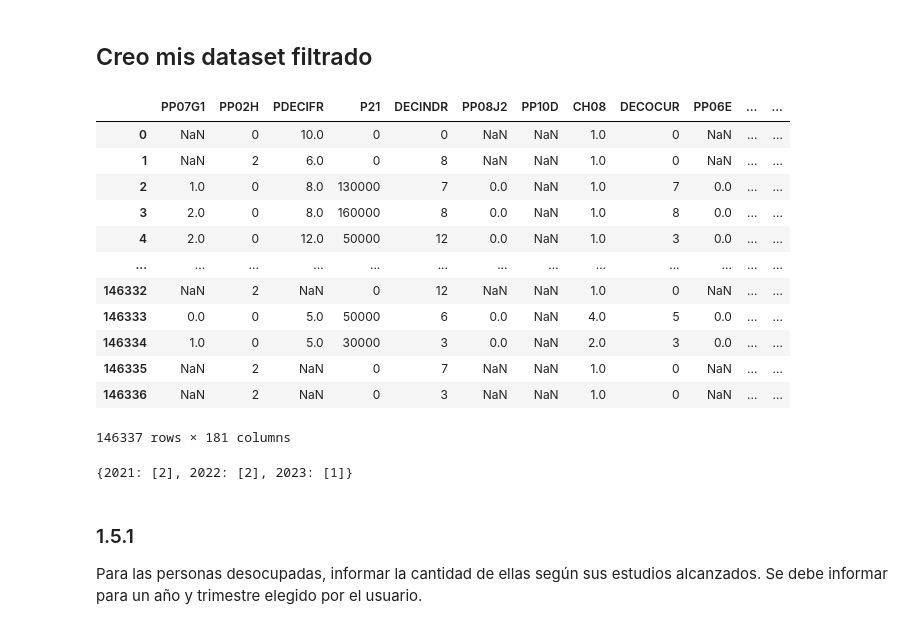
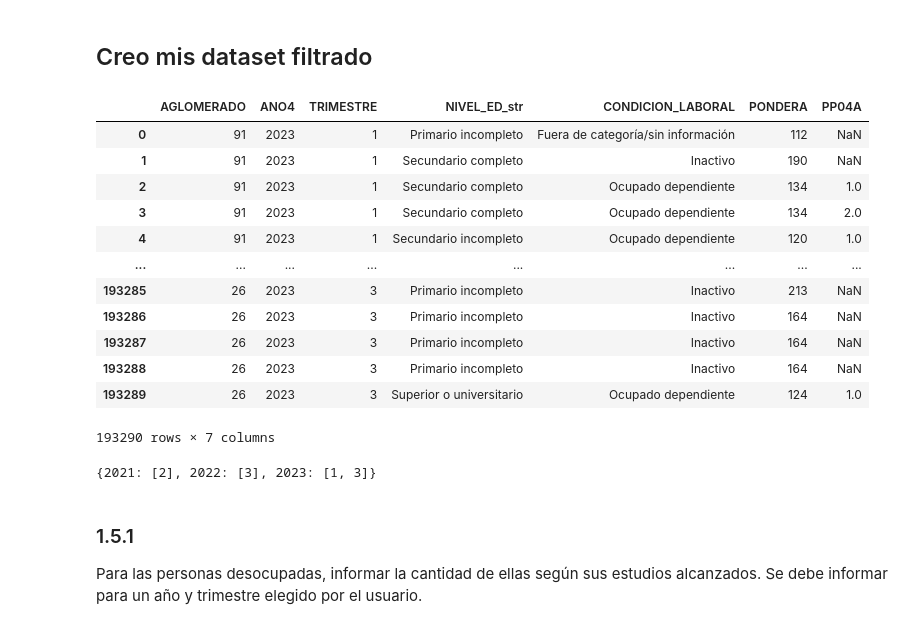
Before and after one commit to pablolube/EncuestAR, a Jupyter notebook: notebooks/2-Actividad y Empleo-Pablo.ipynb, the cells around one changed output. Saved outputs shown, nothing was run; the diff lists cells and outputs as text; code cells hidden in the pictures.

```diff
--- a/notebooks/2-Actividad y Empleo-Pablo.ipynb
+++ b/notebooks/2-Actividad y Empleo-Pablo.ipynb
@@ -19,27 +24,29 @@ df_individuos =pd.read_csv(INDIVIDUOS_PROCESSED_DIR, sep=";", encoding="utf-8")
 # %% [markdown]
 ##  Creo mis dataset filtrado
 # %%
-df_individuos   #Aca despues que termines achicalo acordate
+columnas_emp = ['AGLOMERADO', 'ANO4', 'TRIMESTRE', 'NIVEL_ED_str', 'CONDICION_LABORAL', 'PONDERA','PP04A']
+df_empleo = df_individuos[columnas_emp].copy()
+df_empleo
 # %% [output]
-|  | PP07G1 | PP02H | PDECIFR | P21 | DECINDR | PP08J2 | PP10D | CH08 | DECOCUR | PP06E | ... | ... |
-| 0 | NaN | 0 | 10.0 | 0 | 0 | NaN | NaN | 1.0 | 0 | NaN | ... | ... |
-| 1 | NaN | 2 | 6.0 | 0 | 8 | NaN | NaN | 1.0 | 0 | NaN | ... | ... |
-| 2 | 1.0 | 0 | 8.0 | 130000 | 7 | 0.0 | NaN | 1.0 | 7 | 0.0 | ... | ... |
-| 3 | 2.0 | 0 | 8.0 | 160000 | 8 | 0.0 | NaN | 1.0 | 8 | 0.0 | ... | ... |
-| 4 | 2.0 | 0 | 12.0 | 50000 | 12 | 0.0 | NaN | 1.0 | 3 | 0.0 | ... | ... |
-| ... | ... | ... | ... | ... | ... | ... | ... | ... | ... | ... | ... | ... |
-| 146332 | NaN | 2 | NaN | 0 | 12 | NaN | NaN | 1.0 | 0 | NaN | ... | ... |
-| 146333 | 0.0 | 0 | 5.0 | 50000 | 6 | 0.0 | NaN | 4.0 | 5 | 0.0 | ... | ... |
-| 146334 | 1.0 | 0 | 5.0 | 30000 | 3 | 0.0 | NaN | 2.0 | 3 | 0.0 | ... | ... |
-| 146335 | NaN | 2 | NaN | 0 | 7 | NaN | NaN | 1.0 | 0 | NaN | ... | ... |
-| 146336 | NaN | 2 | NaN | 0 | 3 | NaN | NaN | 1.0 | 0 | NaN | ... | ... |
+|  | AGLOMERADO | ANO4 | TRIMESTRE | NIVEL_ED_str | CONDICION_LABORAL | PONDERA | PP04A |
+| 0 | 91 | 2023 | 1 | Primario incompleto | Fuera de categoría/sin información | 112 | NaN |
+| 1 | 91 | 2023 | 1 | Secundario completo | Inactivo | 190 | NaN |
+| 2 | 91 | 2023 | 1 | Secundario completo | Ocupado dependiente | 134 | 1.0 |
+| 3 | 91 | 2023 | 1 | Secundario completo | Ocupado dependiente | 134 | 2.0 |
+| 4 | 91 | 2023 | 1 | Secundario incompleto | Ocupado dependiente | 120 | 1.0 |
+| ... | ... | ... | ... | ... | ... | ... | ... |
+| 193285 | 26 | 2023 | 3 | Primario incompleto | Inactivo | 213 | NaN |
+| 193286 | 26 | 2023 | 3 | Primario incompleto | Inactivo | 164 | NaN |
+| 193287 | 26 | 2023 | 3 | Primario incompleto | Inactivo | 164 | NaN |
+| 193288 | 26 | 2023 | 3 | Primario incompleto | Inactivo | 164 | NaN |
+| 193289 | 26 | 2023 | 3 | Superior o universitario | Ocupado dependiente | 124 | 1.0 |
-146337 rows × 181 columns
+193290 rows × 7 columns
 # %%
 # Armo mis variables para filtrar el dateset
-anio_trim = df_individuos.groupby('ANO4')['TRIMESTRE'].unique().apply(list).to_dict()
+anio_trim = df_empleo.groupby('ANO4')['TRIMESTRE'].unique().apply(list).to_dict()
 anio_trim
 # %% [output]
-{2021: [2], 2022: [2], 2023: [1]}
+{2021: [2], 2022: [3], 2023: [1, 3]}
 # %% [markdown]
 ### 1.5.1
 Para las personas desocupadas, informar la cantidad de ellas según sus estudios alcanzados. Se debe informar para un año y trimestre elegido por el usuario.
```
Also changed, not shown: parts of 27 cells of this notebook.
